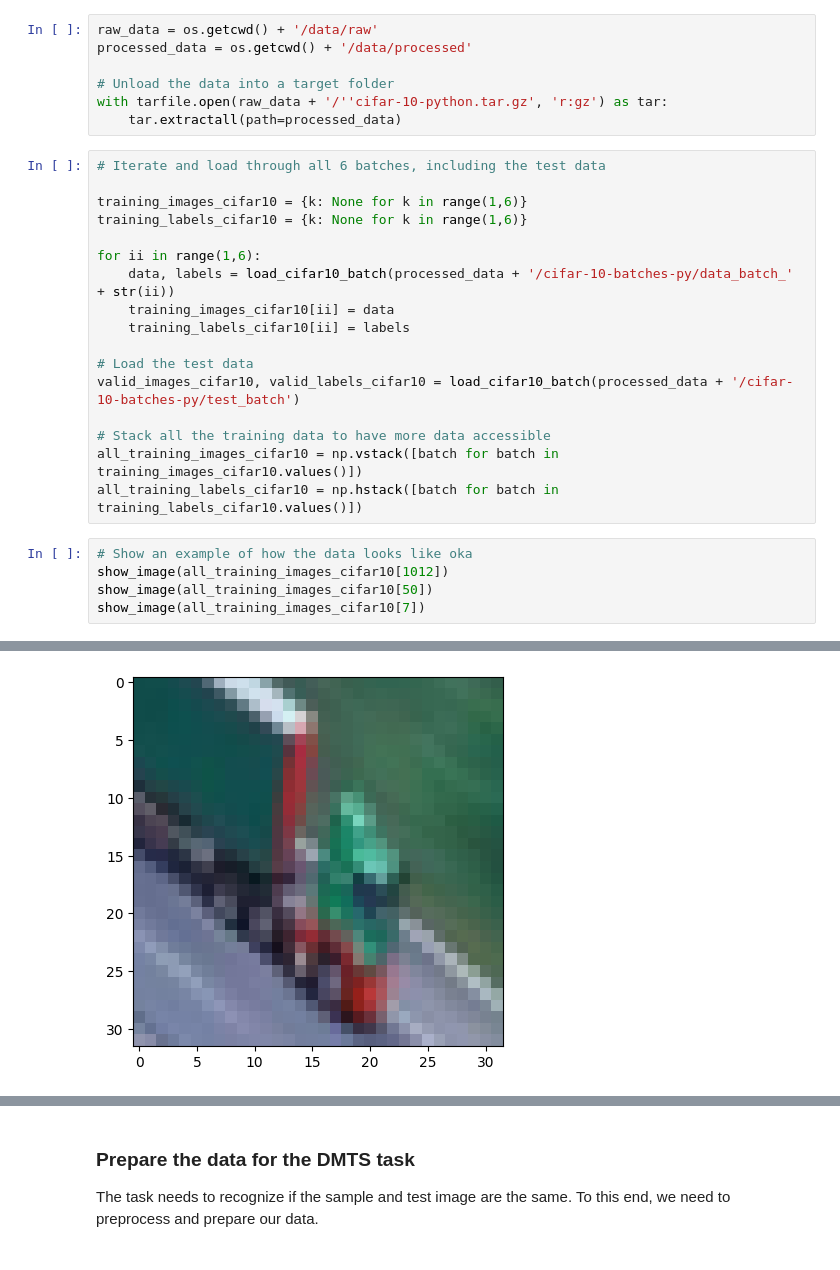
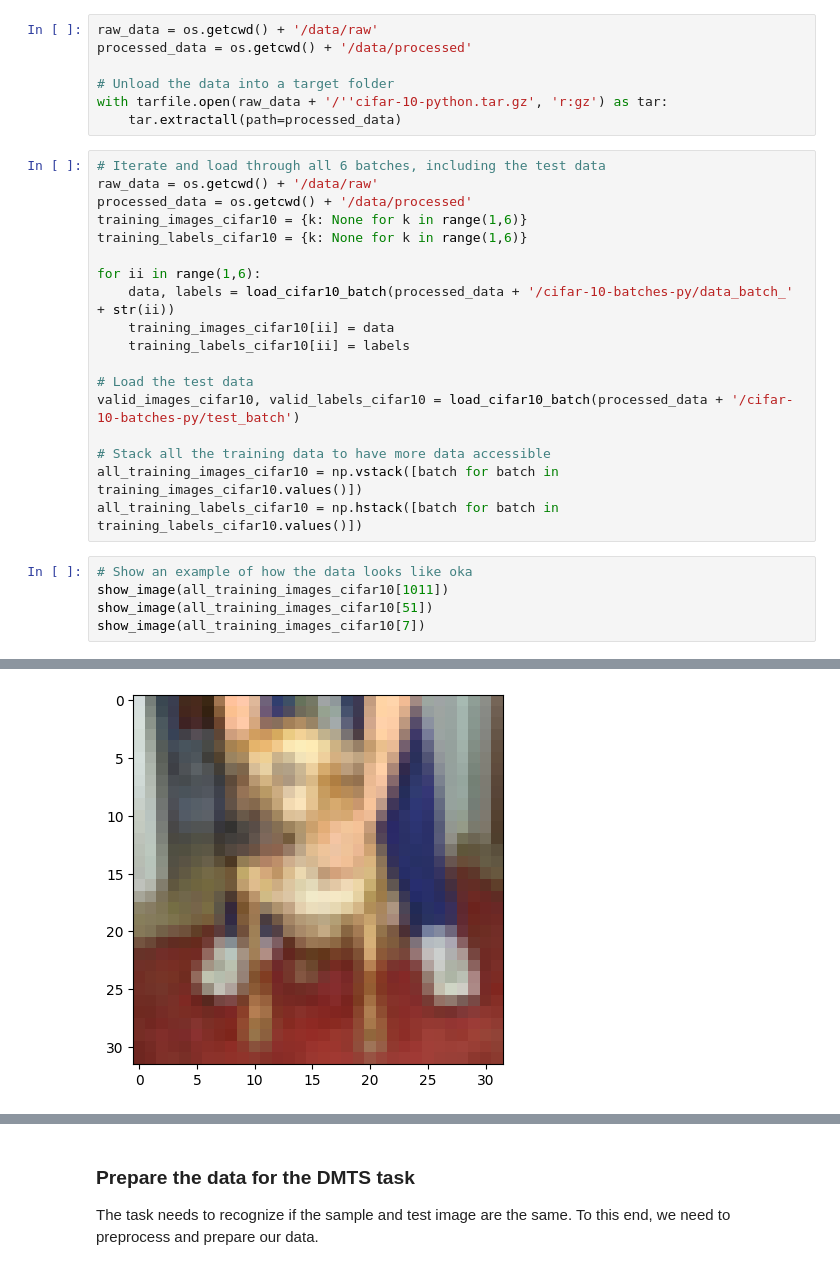
Before and after one commit to angelgldh/working_memory, a Jupyter notebook: notebooks/task1.ipynb, the cells around one changed output, grey strips where cells are left out. Saved outputs shown, nothing was run; the diff lists cells and outputs as text.

```diff
--- a/notebooks/task1.ipynb
+++ b/notebooks/task1.ipynb
@@ -54,7 +57,8 @@ with tarfile.open(raw_data + '/''cifar-10-python.tar.gz', 'r:gz') as tar:
     tar.extractall(path=processed_data)
 # %%
 # Iterate and load through all 6 batches, including the test data
-
+raw_data = os.getcwd() + '/data/raw'
+processed_data = os.getcwd() + '/data/processed'
 training_images_cifar10 = {k: None for k in range(1,6)}
 training_labels_cifar10 = {k: None for k in range(1,6)}
 
@@ -71,7 +75,7 @@ all_training_images_cifar10 = np.vstack([batch for batch in training_images_cifa
 all_training_labels_cifar10 = np.hstack([batch for batch in training_labels_cifar10.values()])
 # %%
 # Show an example of how the data looks like oka
-show_image(all_training_images_cifar10[1012])
-show_image(all_training_images_cifar10[50])
+show_image(all_training_images_cifar10[1011])
+show_image(all_training_images_cifar10[51])
 show_image(all_training_images_cifar10[7])
 # %% [output]
@@ -79,4 +83,4 @@ show_image(all_training_images_cifar10[7])
-[figure, old version]
+[figure, new version]
 [figure]
 # %% [markdown]
 ### Prepare the data for the DMTS task
```
Also changed, not shown: parts of 18 cells of this notebook.
